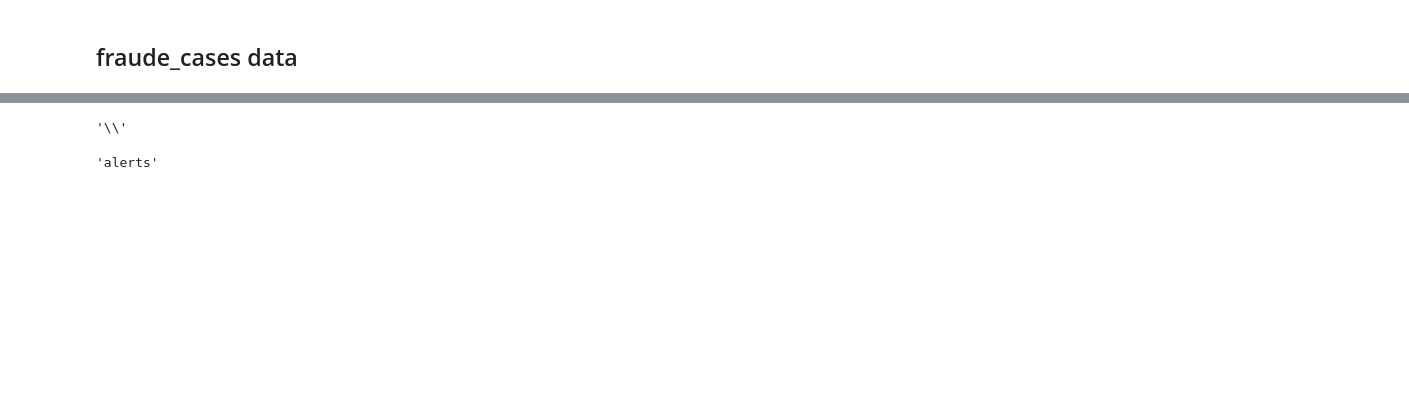
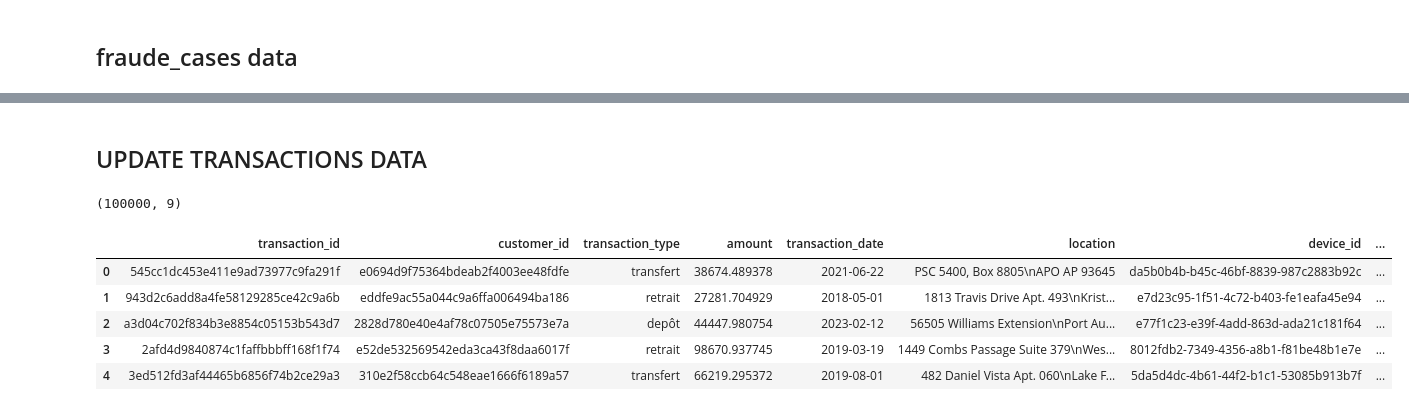
Before and after one commit to Anaaurelle237/AI_Summer_projet_8, a Jupyter notebook: notebooks/create_table.ipynb, the cells around one changed output, grey strips where cells are left out. Saved outputs shown, nothing was run; the diff lists cells and outputs as text; code cells hidden in the pictures; blank space fills up the shorter version.

```diff
--- a/notebooks/create_table.ipynb
+++ b/notebooks/create_table.ipynb
@@ -481,9 +401,70 @@ print(list_data)
-# %%
-import os
-os.sep
-# %% [output]
-'\\'
-# %%
-list_data[0].split(os.sep)[-1].split('.')[0]
-# %% [output]
-'alerts'
+# %% [markdown]
+## UPDATE TRANSACTIONS DATA
+# %%
+
+transaction_list=[]
+customer_id_list = customer_df["customer_id"]
+
+# ---------------------------------------------------------------------------------------------------------------------
+
+start_date = datetime(2018, 1, 1)
+end_date = datetime(2024, 1, 1)
+
+trend_factor = 1.0001
+seasonal_amplitude = 0.3
+seasonal_period = 365
+# ---------------------------------------------------------------------------------------------------------------------
+
+
+for i in tqdm(range(100000)):
+    transaction_id = generate_random_id()
+    customer_id = random.choice(customer_id_list)
+    transaction_type = random.choice(["retrait", "depôt", "transfert"])
+# ---------------------------------------------------------------------------------------------------------------------
+    # Calcul de la date de la transaction
+    days_between = (end_date - start_date).days
+    transaction_date = start_date + timedelta(days=random.randint(0, days_between))
+
+    # Calcul de la tendance
+    days_since_start = (transaction_date - start_date).days
+    trend = trend_factor ** days_since_start
+
+    # Calcul de la saisonnalité
+    seasonal_effect = 1 + seasonal_amplitude * np.sin(2 * np.pi * days_since_start / seasonal_period)
+
+    # Montant ajusté par la tendance et la saisonnalité
+    base_amount = random.uniform(100, 10000000)
+    amount = base_amount * trend * seasonal_effect
+
+# ---------------------------------------------------------------------------------------------------------------------
+
+    location = faker.address()
+    device_id = random.choice(devices["device_id"])
+    status = random.choice(["échouée", "réussie"])
+    is_fraud = random.choice([0,1])
+
+    transaction_dict = {
+        "transaction_id": transaction_id,
+        "customer_id": customer_id,
+        "transaction_type": transaction_type,
+        "amount": amount,
+        "transaction_date": transaction_date,
+        "location": location,
+        "device_id": device_id,
+        "status": status,
+        "is_fraud": is_fraud
+    }
+
+    transaction_list.append(transaction_dict)
+
+transaction_df = pd.DataFrame(transaction_list)
+print(transaction_df.shape)
+transaction_df.head()
+# %% [output]
+(100000, 9)
+|  | transaction_id | customer_id | transaction_type | amount | transaction_date | location | device_id | ... |
+| 0 | 545cc1dc453e411e9ad73977c9fa291f | e0694d9f75364bdeab2f4003ee48fdfe | transfert | 38674.489378 | 2021-06-22 | PSC 5400, Box 8805\nAPO AP 93645 | da5b0b4b-b45c-46bf-8839-987c2883b92c | ... |
+| 1 | 943d2c6add8a4fe58129285ce42c9a6b | eddfe9ac55a044c9a6ffa006494ba186 | retrait | 27281.704929 | 2018-05-01 | 1813 Travis Drive Apt. 493\nKrist... | e7d23c95-1f51-4c72-b403-fe1eafa45e94 | ... |
+| 2 | a3d04c702f834b3e8854c05153b543d7 | 2828d780e40e4af78c07505e75573e7a | depôt | 44447.980754 | 2023-02-12 | 56505 Williams Extension\nPort Au... | e77f1c23-e39f-4add-863d-ada21c181f64 | ... |
+| 3 | 2afd4d9840874c1faffbbbff168f1f74 | e52de532569542eda3ca43f8daa6017f | retrait | 98670.937745 | 2019-03-19 | 1449 Combs Passage Suite 379\nWes... | 8012fdb2-7349-4356-a8b1-f81be48b1e7e | ... |
+| 4 | 3ed512fd3af44465b6856f74b2ce29a3 | 310e2f58ccb64c548eae1666f6189a57 | transfert | 66219.295372 | 2019-08-01 | 482 Daniel Vista Apt. 060\nLake F... | 5da5d4dc-4b61-44f2-b1c1-53085b913b7f | ... |
```
Also changed, not shown: parts of 13 cells of this notebook, 1 other file.
